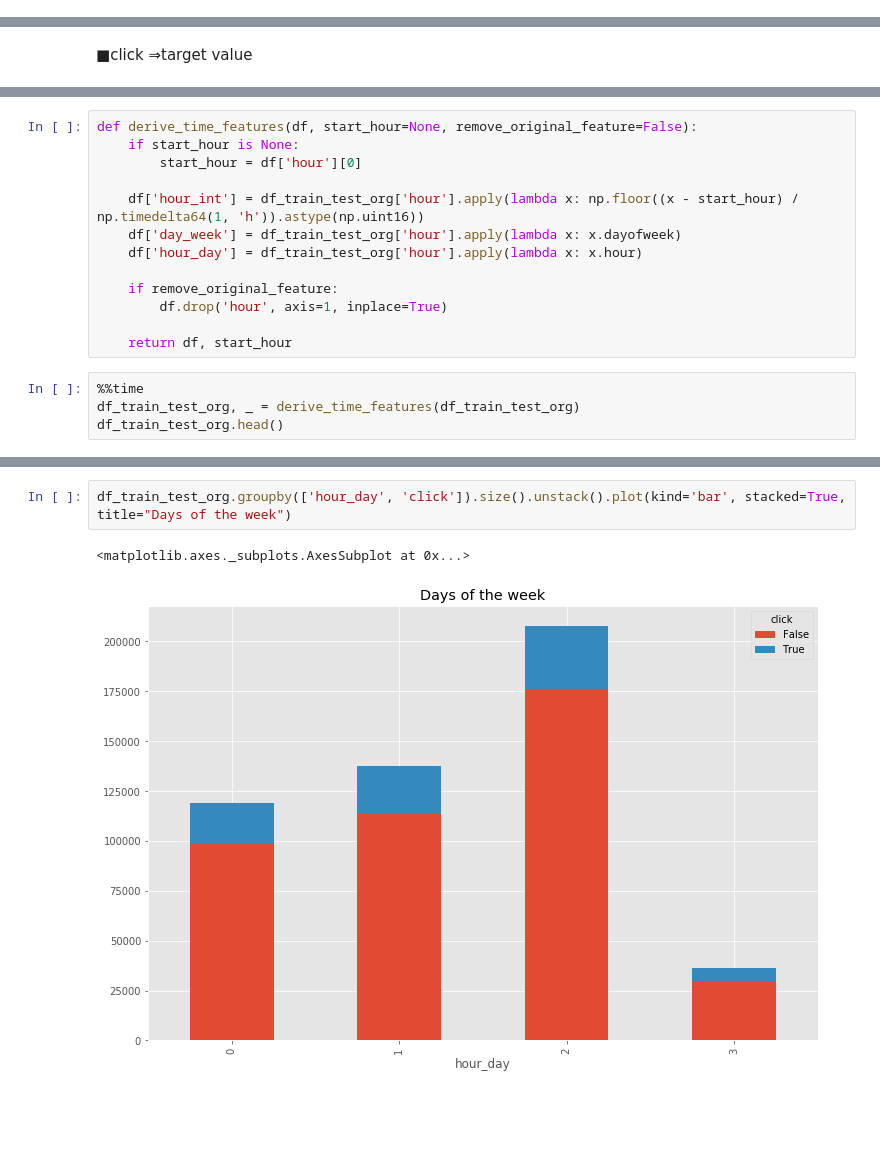
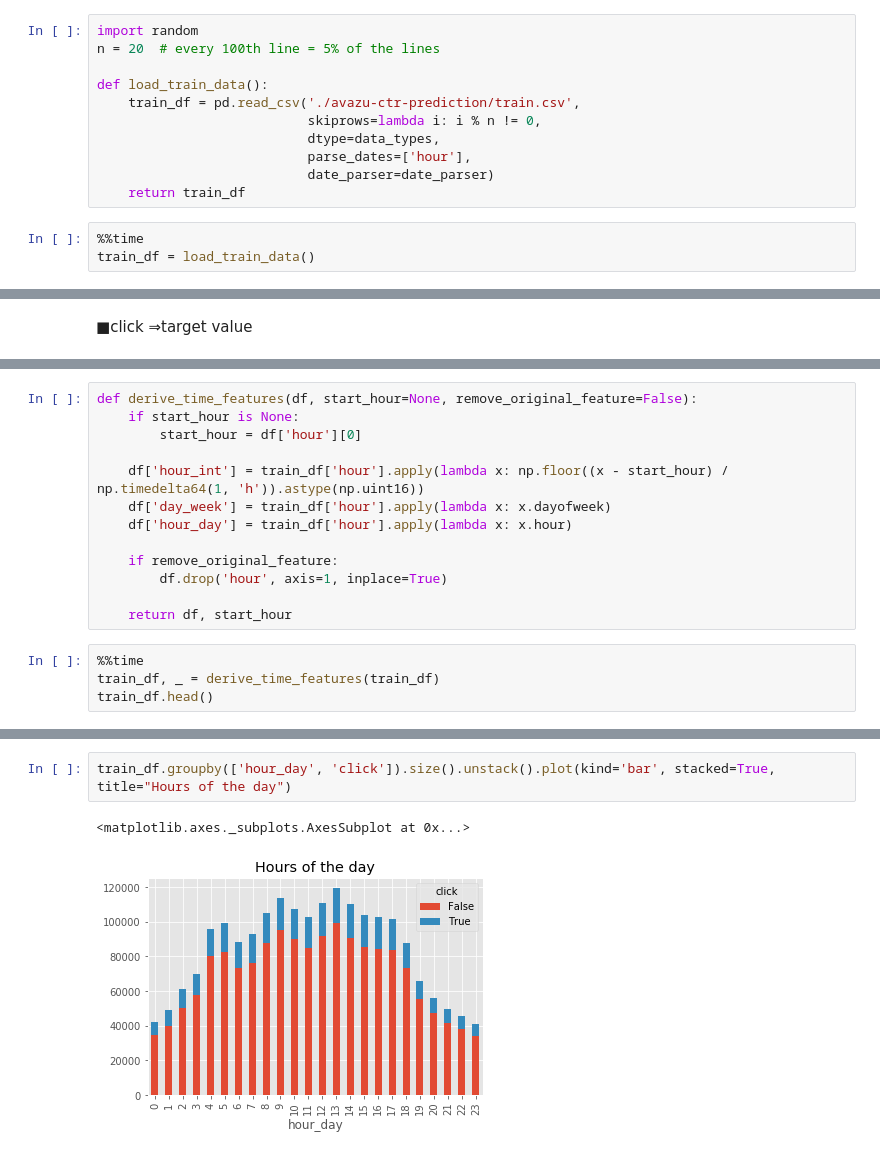
Before and after one commit to qqinxl2015/machine-learning-basic, a Jupyter notebook: 07_CTR Prediction_#01_data_features.ipynb, the cells around one changed output, grey strips where cells are left out. Drawn from its saved outputs; the diff is of its cells as text; blank space fills up the shorter version.

```diff
--- a/07_CTR Prediction_#01_data_features.ipynb
+++ b/07_CTR Prediction_#01_data_features.ipynb
@@ -102,0 +90,14 @@ df_train_test_org  = pd.read_csv(fp_train_test,
+# %%
+import random
+n = 20  # every 100th line = 5% of the lines
+
+def load_train_data():
+    train_df = pd.read_csv('./avazu-ctr-prediction/train.csv',
+                           skiprows=lambda i: i % n != 0,
+                           dtype=data_types,
+                           parse_dates=['hour'],
+                           date_parser=date_parser)
+    return train_df
+# %%
+%%time
+train_df = load_train_data()
@@ -152,9 +200,9 @@ def derive_time_features(df, start_hour=None, remove_original_feature=False):
     if start_hour is None:
         start_hour = df['hour'][0]
 
-    df['hour_int'] = df_train_test_org['hour'].apply(lambda x: np.floor((x - start_hour) / np.timedelta64(1, 'h')).astype(np.uint16))
-    df['day_week'] = df_train_test_org['hour'].apply(lambda x: x.dayofweek)
-    df['hour_day'] = df_train_test_org['hour'].apply(lambda x: x.hour)
+    df['hour_int'] = train_df['hour'].apply(lambda x: np.floor((x - start_hour) / np.timedelta64(1, 'h')).astype(np.uint16))
+    df['day_week'] = train_df['hour'].apply(lambda x: x.dayofweek)
+    df['hour_day'] = train_df['hour'].apply(lambda x: x.hour)
 
     if remove_original_feature:
         df.drop('hour', axis=1, inplace=True)
@@ -162,6 +210,6 @@ def derive_time_features(df, start_hour=None, remove_original_feature=False):
     return df, start_hour
 # %%
 %%time
-df_train_test_org, _ = derive_time_features(df_train_test_org)
-df_train_test_org.head()
+train_df, _ = derive_time_features(train_df)
+train_df.head()
 # %% [output]
@@ -169,7 +217,7 @@ Wall time: 19.8 s
 # %%
-df_train_test_org.groupby(['hour_day', 'click']).size().unstack().plot(kind='bar', stacked=True, title="Days of the week")
+train_df.groupby(['hour_day', 'click']).size().unstack().plot(kind='bar', stacked=True, title="Hours of the day")
 # %% [output]
 <matplotlib.axes._subplots.AxesSubplot at 0x...>
-[figure, old version]
+[figure, new version]
 # %%
 train_df.groupby(['day_week', 'click']).size().unstack().plot(kind='bar', stacked=True, title="Days of the week")
```
Also changed, not shown: parts of 49 cells of this notebook, 1 other file.
